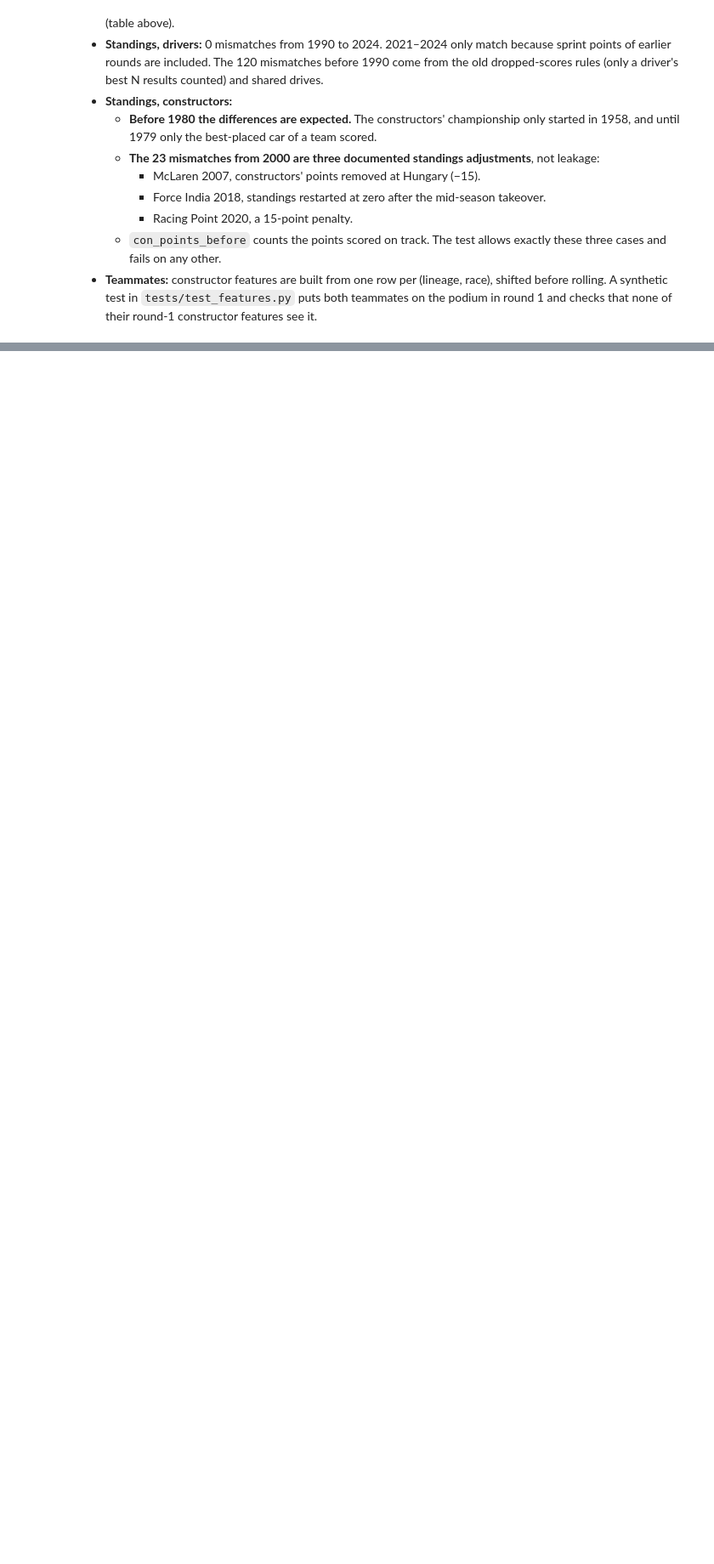
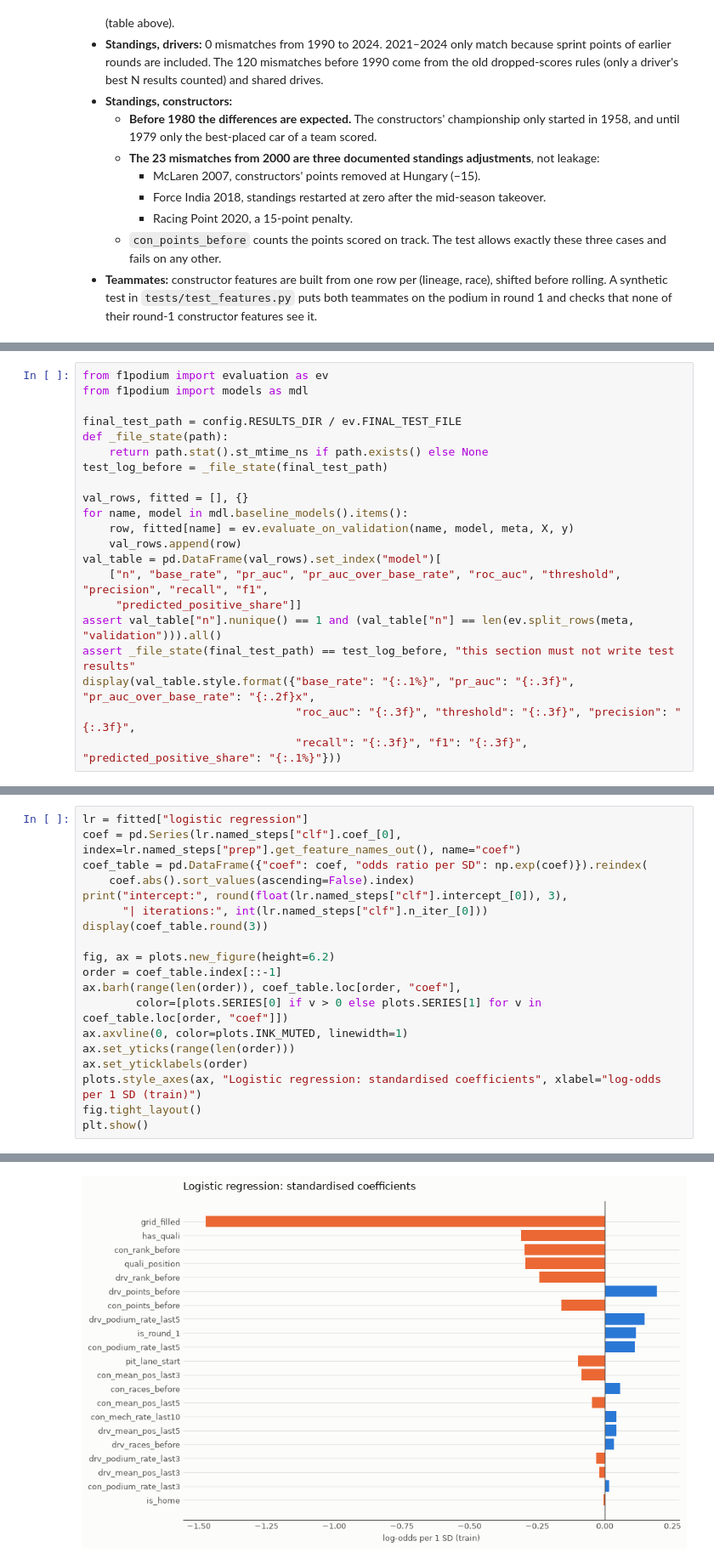
Before and after one commit to YShimy/f1-podium, a Jupyter notebook: notebooks/milestone1.ipynb, the cells around one changed output, grey strips where cells are left out. Shown at 85% size. Cells and saved outputs as stored; diff of their text form; blank space fills up the shorter version.

```diff
--- a/notebooks/milestone1.ipynb
+++ b/notebooks/milestone1.ipynb
@@ -3077,0 +3098,21 @@ points_before vs previous-round standings, mismatches by decade:
+# %%
+from f1podium import evaluation as ev
+from f1podium import models as mdl
+
+final_test_path = config.RESULTS_DIR / ev.FINAL_TEST_FILE
+def _file_state(path):
+    return path.stat().st_mtime_ns if path.exists() else None
+test_log_before = _file_state(final_test_path)
+
+val_rows, fitted = [], {}
+for name, model in mdl.baseline_models().items():
+    row, fitted[name] = ev.evaluate_on_validation(name, model, meta, X, y)
+    val_rows.append(row)
+val_table = pd.DataFrame(val_rows).set_index("model")[
+    ["n", "base_rate", "pr_auc", "pr_auc_over_base_rate", "roc_auc", "threshold", "precision", "recall", "f1",
+     "predicted_positive_share"]]
+assert val_table["n"].nunique() == 1 and (val_table["n"] == len(ev.split_rows(meta, "validation"))).all()
+assert _file_state(final_test_path) == test_log_before, "this section must not write test results"
+display(val_table.style.format({"base_rate": "{:.1%}", "pr_auc": "{:.3f}", "pr_auc_over_base_rate": "{:.2f}x",
+                                "roc_auc": "{:.3f}", "threshold": "{:.3f}", "precision": "{:.3f}",
+                                "recall": "{:.3f}", "f1": "{:.3f}", "predicted_positive_share": "{:.1%}"}))
@@ -3077,0 +3145,20 @@ points_before vs previous-round standings, mismatches by decade:
+# %%
+lr = fitted["logistic regression"]
+coef = pd.Series(lr.named_steps["clf"].coef_[0], index=lr.named_steps["prep"].get_feature_names_out(), name="coef")
+coef_table = pd.DataFrame({"coef": coef, "odds ratio per SD": np.exp(coef)}).reindex(
+    coef.abs().sort_values(ascending=False).index)
+print("intercept:", round(float(lr.named_steps["clf"].intercept_[0]), 3),
+      "| iterations:", int(lr.named_steps["clf"].n_iter_[0]))
+display(coef_table.round(3))
+
+fig, ax = plots.new_figure(height=6.2)
+order = coef_table.index[::-1]
+ax.barh(range(len(order)), coef_table.loc[order, "coef"],
+        color=[plots.SERIES[0] if v > 0 else plots.SERIES[1] for v in coef_table.loc[order, "coef"]])
+ax.axvline(0, color=plots.INK_MUTED, linewidth=1)
+ax.set_yticks(range(len(order)))
+ax.set_yticklabels(order)
+plots.style_axes(ax, "Logistic regression: standardised coefficients", xlabel="log-odds per 1 SD (train)")
+fig.tight_layout()
+plt.show()
+# %% [output]
@@ -3077,0 +3183 @@ points_before vs previous-round standings, mismatches by decade:
+[figure, added]
```
Also changed, not shown: parts of 7 cells of this notebook, 1 other file.
